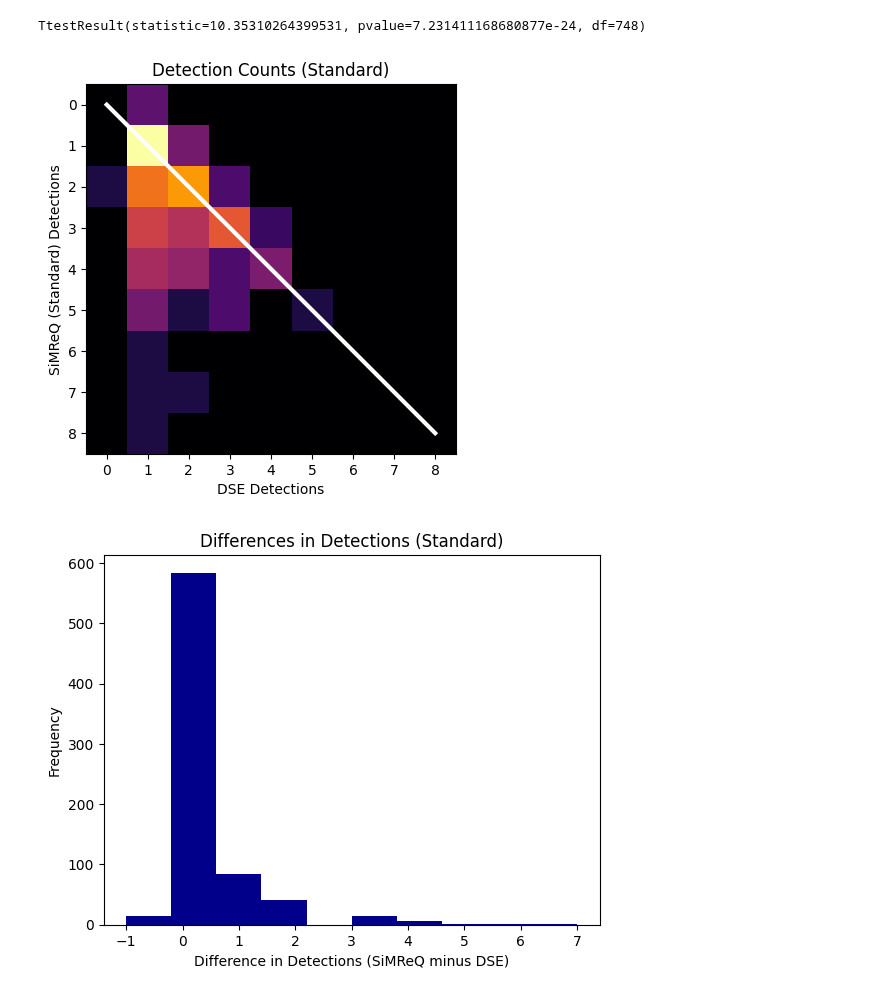
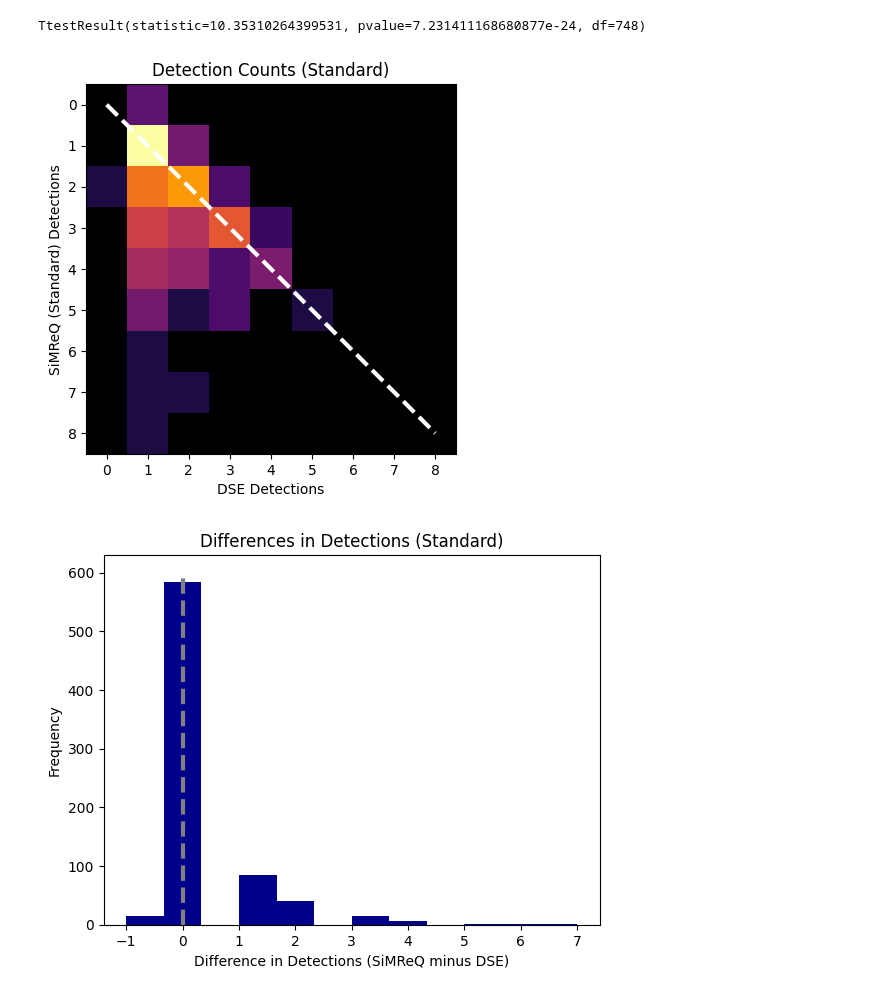
Before and after one commit to LostBitset/quiver_se, a Jupyter notebook: analysis/Analysis.ipynb, the cells around one changed output. Saved outputs shown, nothing was run; the diff lists cells and outputs as text; code cells hidden in the pictures.

```diff
--- a/analysis/Analysis.ipynb
+++ b/analysis/Analysis.ipynb
@@ -5,7 +5,7 @@ import scipy.stats as stats
 
 def run_analysis(filename):
     contents = None
-    with open("log_2.txt", "r") as f:
+    with open(filename, "r") as f:
         contents = [ i for i in f.readlines() if i.startswith("FOUND") ]
 
     bugs_simreq = []
@@ -33,11 +33,11 @@ def run_analysis(filename):
     ttest_result = stats.ttest_1samp(difference, 0., alternative="greater")
     print(ttest_result)
 
-    return difference, occurences
+    return bugsupper, difference, occurences
 # %%
 logfname = "log_2"
 simreq_type = "Standard"
-difference, occurences = run_analysis(logfname + ".txt")
+bugsupper, difference, occurences = run_analysis(logfname + ".txt")
 figdpi = 600
 # %% [output]
 TtestResult(statistic=10.35310264399531, pvalue=7.231411168680877e-24, df=748)
@@ -45,19 +45,20 @@ TtestResult(statistic=10.35310264399531, pvalue=7.231411168680877e-24, df=748)
 plt.imshow(occurences, cmap="inferno", aspect="equal")
 plt.xticks(np.arange(0, bugsupper))
 plt.yticks(np.arange(0, bugsupper))
-plt.plot([0, bugsupper-1], [0, bugsupper-1], color="white", linewidth=3)
+plt.plot([0, bugsupper-1], [0, bugsupper-1], color="white", linewidth=3, linestyle="dashed")
 plt.xlabel("DSE Detections")
 plt.ylabel(f"SiMReQ ({simreq_type}) Detections")
 plt.title(f"Detection Counts ({simreq_type})")
 plt.savefig(f"fig_heatmap-{logfname}.png", dpi=figdpi)
 None
 # %% [output]
-[figure, old version]
+[figure, new version]
 # %%
-plt.hist(difference, color="darkblue")
+plt.hist(difference, bins=int(max(difference)+5), color="darkblue")
 plt.xlabel("Difference in Detections (SiMReQ minus DSE)")
 plt.ylabel("Frequency")
 plt.title(f"Differences in Detections ({simreq_type})")
+plt.plot([0, 0], [0, 600], color="grey", linewidth=3, linestyle="dashed")
 plt.savefig(f"fig_diffhist-{logfname}.png", dpi=figdpi)
 # %% [output]
-[figure, old version]
+[figure, new version]
```
Also changed, not shown: 5 other files.
